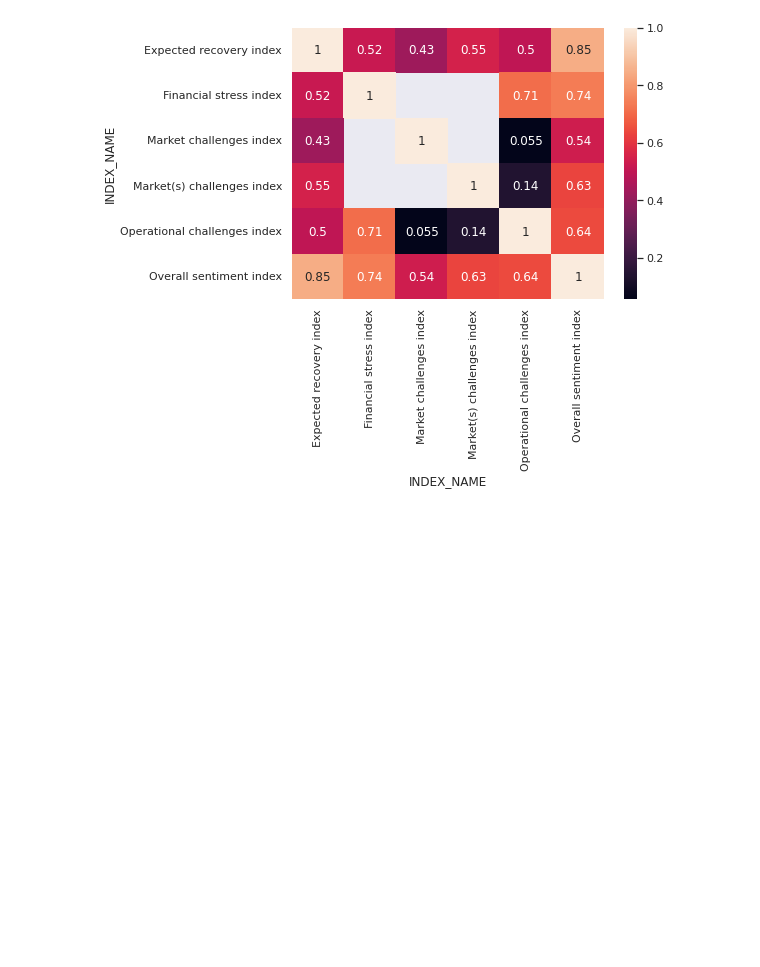
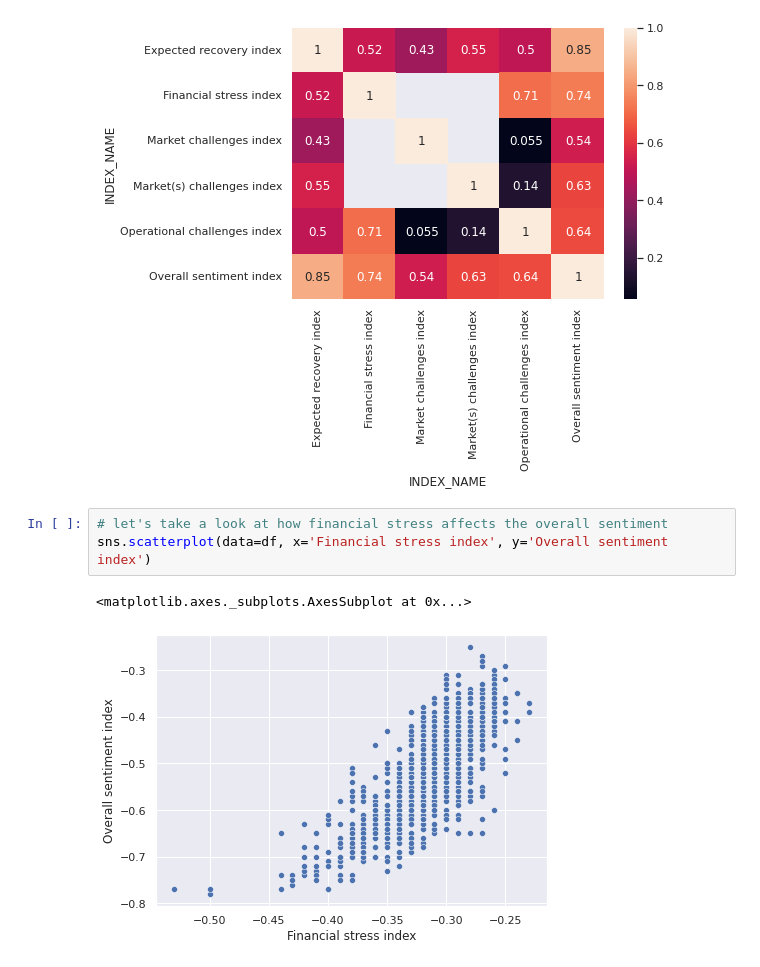
Before and after one commit to elizabethyoo/team_9, a Jupyter notebook: SBPS_indexlevel.ipynb, the cells around one changed output. Cells and saved outputs as stored; diff of their text form; blank space fills up the shorter version.

Commit message:
Finished SBPS EDA - ERI/OSI by state by time, corr of indexes, scatterplots of OSI,ERI,FSI

```diff
--- a/SBPS_indexlevel.ipynb
+++ b/SBPS_indexlevel.ipynb
@@ -277,3 +277,9 @@ sns.heatmap(df.corr(), annot=True)
 # %% [output]
 <matplotlib.axes._subplots.AxesSubplot at 0x...>
 [figure]
+# %%
+# let's take a look at how financial stress affects the overall sentiment
+sns.scatterplot(data=df, x='Financial stress index', y='Overall sentiment index')
+# %% [output]
+<matplotlib.axes._subplots.AxesSubplot at 0x...>
+[figure, added]
```
Also changed, not shown: parts of 1 cell of this notebook.
